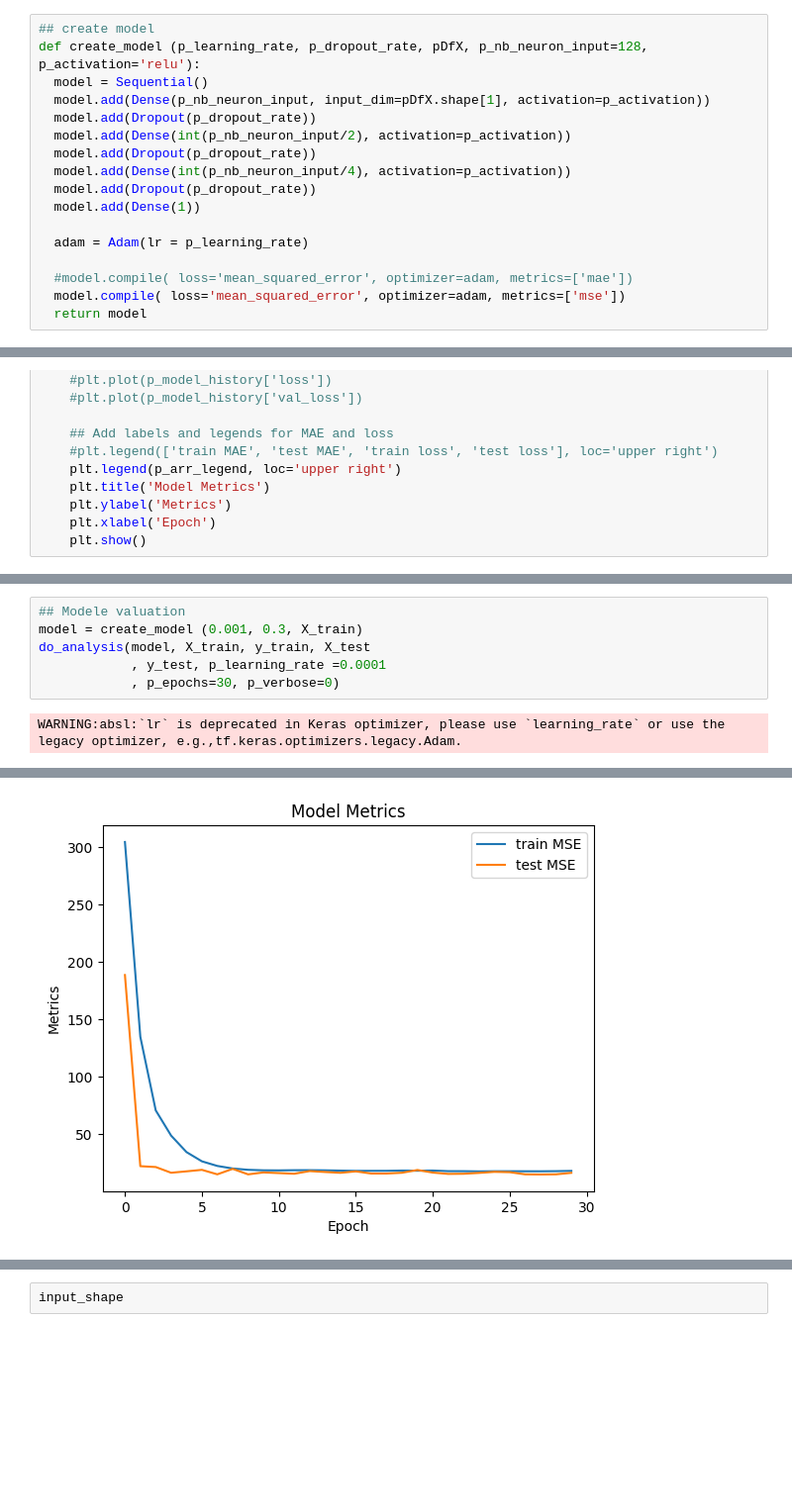
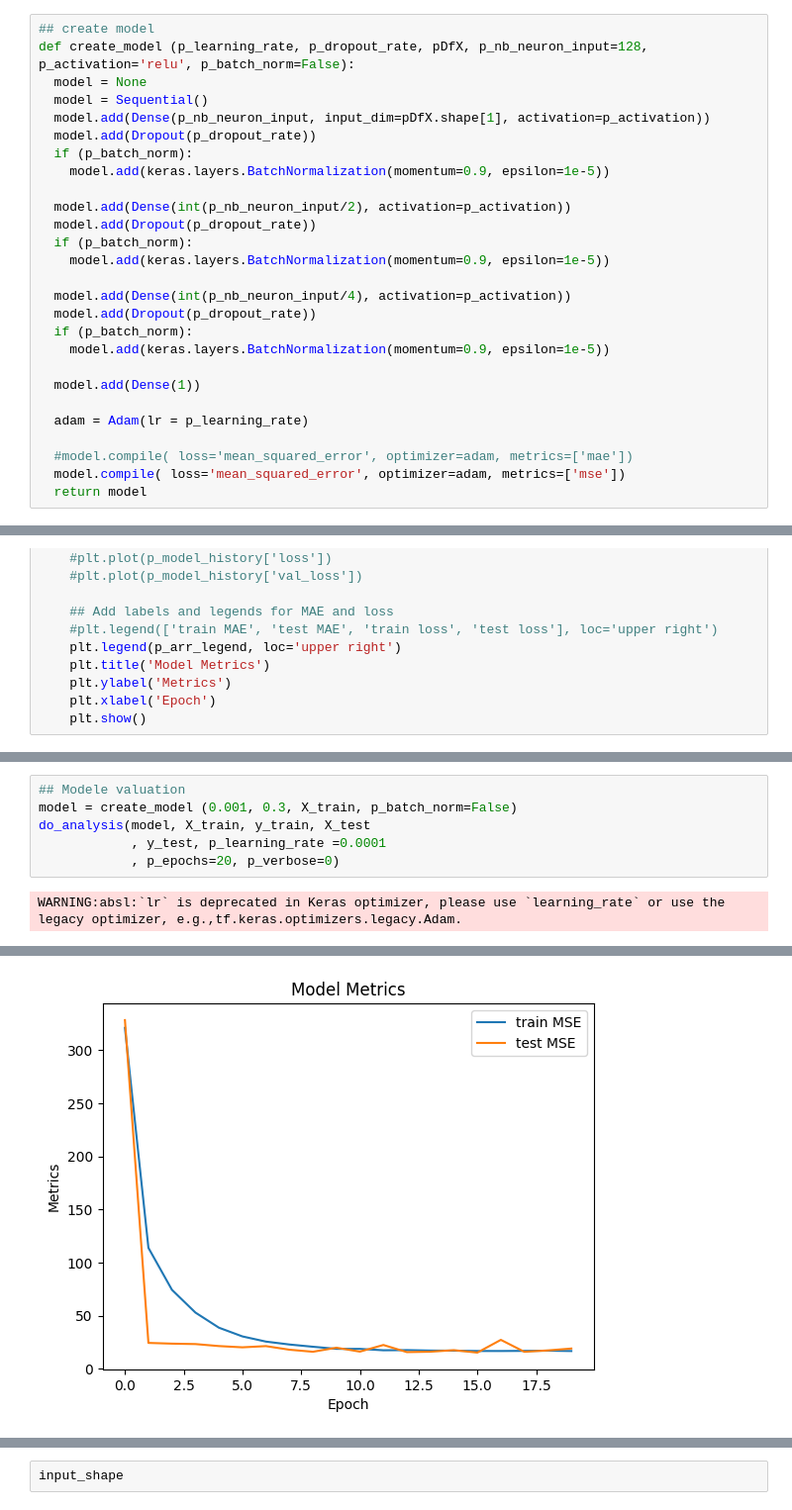
Before and after one commit to rennyatwork/CegepSteFoy_IA, a Jupyter notebook: 08_deep_learning/tp_01_v05.ipynb, the cells around one changed output, grey strips where cells are left out. Shown at 99% size. Cells and saved outputs as stored; diff of their text form; blank space fills up the shorter version.

```diff
--- a/08_deep_learning/tp_01_v05.ipynb
+++ b/08_deep_learning/tp_01_v05.ipynb
@@ -369,14 +370,24 @@ Root Mean Squared Error - [RMSE]: 0.001
 ###################
 # %%
 ## create model
-def create_model (p_learning_rate, p_dropout_rate, pDfX, p_nb_neuron_input=128, p_activation='relu'):
+def create_model (p_learning_rate, p_dropout_rate, pDfX, p_nb_neuron_input=128, p_activation='relu', p_batch_norm=False):
+  model = None
   model = Sequential()
   model.add(Dense(p_nb_neuron_input, input_dim=pDfX.shape[1], activation=p_activation))
   model.add(Dropout(p_dropout_rate))
+  if (p_batch_norm):
+    model.add(keras.layers.BatchNormalization(momentum=0.9, epsilon=1e-5))
+
   model.add(Dense(int(p_nb_neuron_input/2), activation=p_activation))
   model.add(Dropout(p_dropout_rate))
+  if (p_batch_norm):
+    model.add(keras.layers.BatchNormalization(momentum=0.9, epsilon=1e-5))
+
   model.add(Dense(int(p_nb_neuron_input/4), activation=p_activation))
   model.add(Dropout(p_dropout_rate))
+  if (p_batch_norm):
+    model.add(keras.layers.BatchNormalization(momentum=0.9, epsilon=1e-5))
+
   model.add(Dense(1))
 
   adam = Adam(lr = p_learning_rate)
@@ -516,9 +505,9 @@ def do_analysis(pModel, pXTrain, pYTrain, pXTest, pYTest,
     plot_graph_2(model_history.history, 'loss', 'val_loss', ['train LOSS', 'test LOSS'])
 # %%
 ## Modele valuation
-model = create_model (0.001, 0.3, X_train)
+model = create_model (0.001, 0.3, X_train, p_batch_norm=False)
 do_analysis(model, X_train, y_train, X_test
             , y_test, p_learning_rate =0.0001
-            , p_epochs=30, p_verbose=0)
+            , p_epochs=20, p_verbose=0)
 # %% [output]
 WARNING:absl:`lr` is deprecated in Keras optimizer, please use `learning_rate` or use the legacy optimizer, e.g.,tf.keras.optimizers.legacy.Adam.
@@ -542 +531 @@ Epoch 30/30
-[figure, old version]
+[figure, new version]
```
Also changed, not shown: parts of 10 cells of this notebook.
